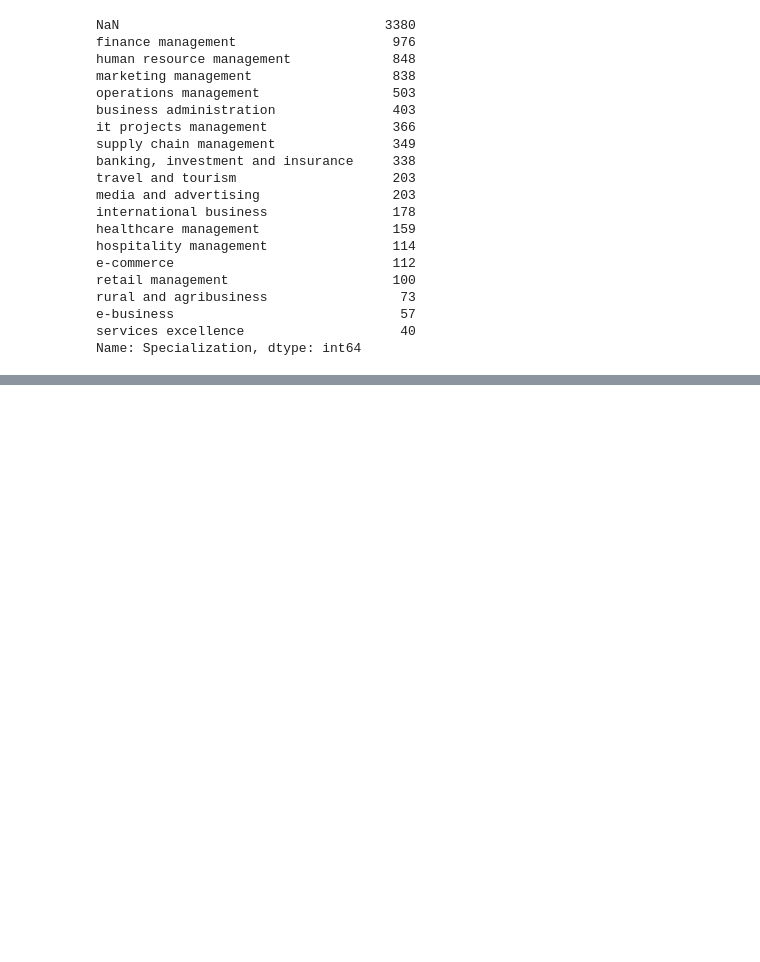
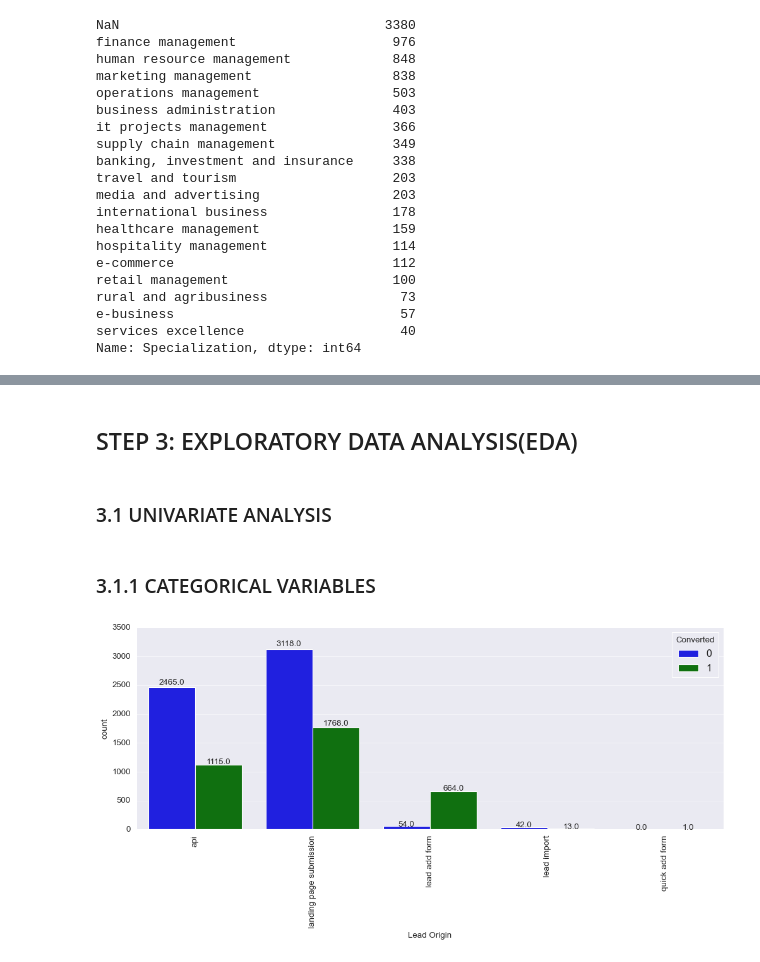
Before and after one commit to ANKIT21111/leadScore_conversion, a Jupyter notebook: leadscoredataprocess.ipynb, the cells around one changed output, grey strips where cells are left out. Saved outputs shown, nothing was run; the diff lists cells and outputs as text; code cells hidden in the pictures; blank space fills up the shorter version.

```diff
--- a/leadscoredataprocess.ipynb
+++ b/leadscoredataprocess.ipynb
@@ -338,0 +607,5 @@ Name: Specialization, dtype: int64
+# %%
+leadf['Lead Source'] = leadf['Lead Source'].replace(['referral sites', 'facebook', 'bing', 'google', 'click2call',
+                                                     'live chat', 'social media', 'press_release', 'testone',
+                                                     'pay per click ads', 'welearn', 'blog', 'welearnblog_home',
+                                                     'nc_edm', 'youtubechannel'], 'Others')
@@ -338,0 +667,6 @@ Name: Specialization, dtype: int64
+# %%
+leadfinal =leadf.drop(['Prospect ID','Lead Number','Through Recommendations',
+                      'Digital Advertisement',
+                      'Newspaper',
+                      'X Education Forums','Newspaper Article','Search',
+                      'Do Not Call'], axis=1)
@@ -338,0 +693,27 @@ Name: Specialization, dtype: int64
+# %%
+def bin(x):
+    return x.map({'Yes':1,'No':0})
+vari=['Do Not Email','A free copy of Mastering The Interview']
+leadfinal[vari] = leadfinal[vari].apply(bin)
+# %% [markdown]
+## STEP 3: EXPLORATORY DATA ANALYSIS(EDA)
+# %% [markdown]
+### 3.1 UNIVARIATE ANALYSIS
+# %% [markdown]
+### 3.1.1 CATEGORICAL VARIABLES
+# %%
+def varcate(var):
+    plt.figure(figsize=(15,5))
+    ank= sns.countplot(x=var, hue=leadfinal.Converted,data=leadfinal)
+    for m in ank.patches:
+        width=m.get_width()
+        height=m.get_height()
+        x,y=m.get_xy()
+        ank.annotate(f'{height}', (x + width/2, y + height*1.02), ha='center')
+
+    plt.xticks(rotation = 90)
+    plt.show()
+# %%
+varcate('Lead Origin')
+# %% [output]
+[figure, added]
```
Also changed, not shown: parts of 72 cells of this notebook.
